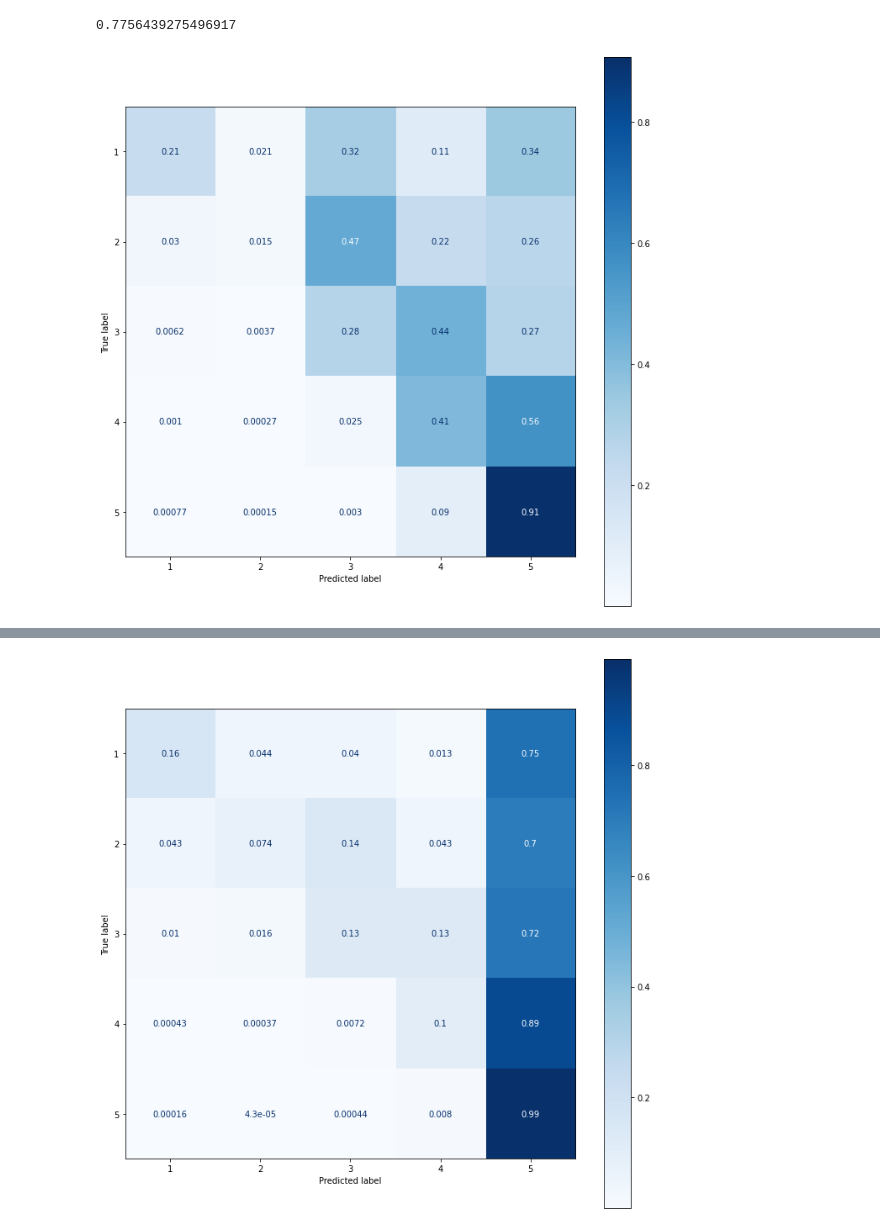
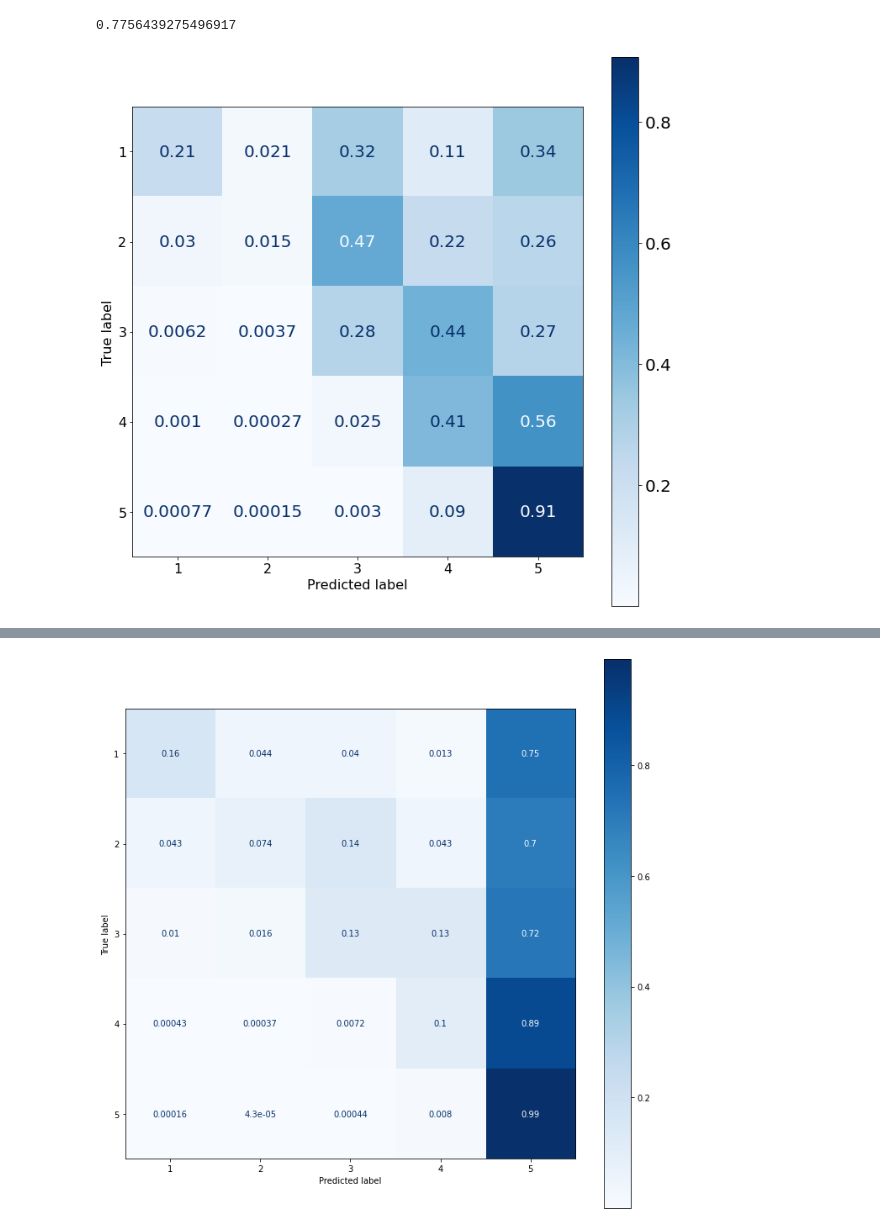
Before and after one commit to bobdingster/GA_Capstone, a Jupyter notebook: 03_Ratings_Classifier.ipynb, the cells around one changed output, grey strips where cells are left out. Drawn from its saved outputs; the diff is of its cells as text; code cells hidden in the pictures.

```diff
--- a/03_Ratings_Classifier.ipynb
+++ b/03_Ratings_Classifier.ipynb
@@ -20,5 +21,5 @@ from sklearn.svm import SVC
 # %%
-ratings = pd.read_csv("data/RAW_interactions.csv")
+ratings = pd.read_csv("cleaned_reviews.csv")
 # %%
 print(ratings.shape)
 ratings.head()
@@ -30,5 +31,3 @@ ratings.head()
 | 2 | 8937 | 44394 | 2002-12-01 | 4 | This worked very well and is EASY... |
 | 3 | 126440 | 85009 | 2010-02-27 | 5 | I made the Mexican topping and to... |
 | 4 | 57222 | 85009 | 2011-10-01 | 5 | Made the cheddar bacon topping, a... |
-# %%
-ratings.dropna(inplace=True)
@@ -54,4 +42 @@ ratings["rating"].value_counts(normalize=True)
 Name: rating, dtype: float64
-# %%
-ratings = ratings[ratings['rating']!=0]
-ratings.shape
@@ -88,10 +70,11 @@ model.score(X_test,y_test)
 # %%
 pred = model.predict(X_test)
 # %%
-fig, ax = plt.subplots(figsize=(12, 12));
+fig, ax = plt.subplots(figsize=(12, 12))
+plt.rcParams.update({'font.size': 20})
 plot_confusion_matrix(model, X_test, y_test, cmap = 'Blues', normalize = 'true', ax=ax);
 # %% [output]
-[figure, old version]
+[figure, new version]
 # %%
 import time
 # GradientBoost Model
```
Also changed, not shown: parts of 27 cells of this notebook, 15 other files.
